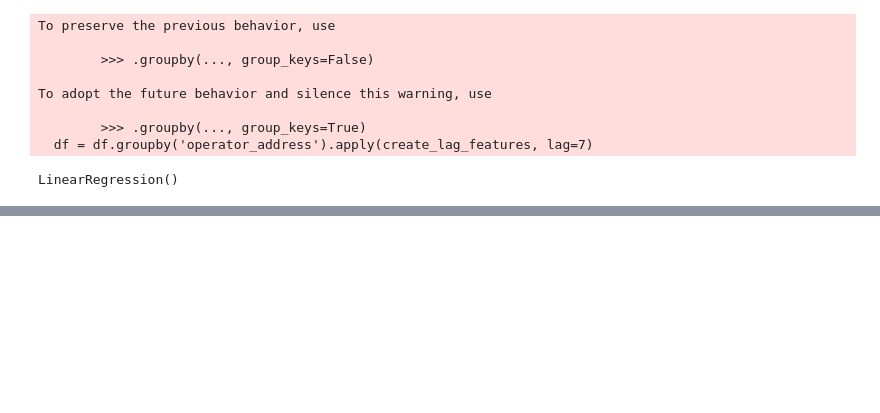
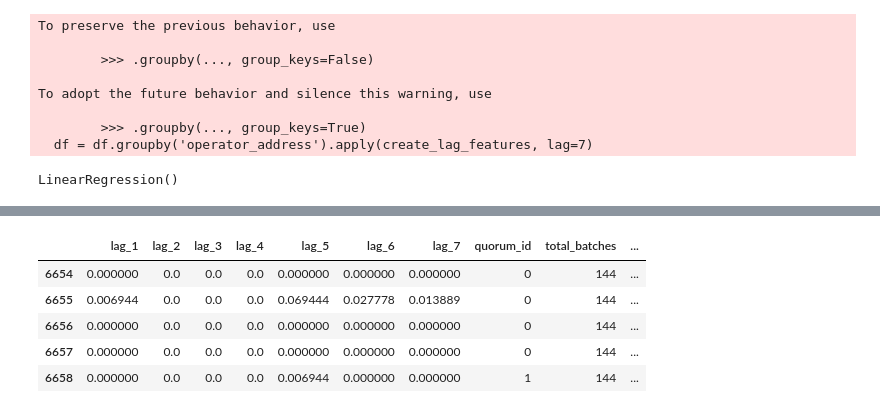
Before and after one commit to ashu0x/giza-thon, a Jupyter notebook: operator_agent/operator.ipynb, the cells around one changed output, grey strips where cells are left out. Saved outputs shown, nothing was run; the diff lists cells and outputs as text; code cells hidden in the pictures; blank space fills up the shorter version.

```diff
--- a/operator_agent/operator.ipynb
+++ b/operator_agent/operator.ipynb
@@ -59,6 +59,9 @@ df.head()
 | 2 | 0x01a7c2568693d65a367fde016b48c63... | 0x7e06688af02ac562ee27c843b7e688e... | 0.0000 | 1 | 144 | 0 | 1717934400 | ... |
 | 3 | 0x033bfb405e809a303df875a6e018f1a... | 0x2e2ee953aa3c2a499640270eaaf2ba1... | 0.0625 | 0 | 144 | 9 | 1717934400 | ... |
 | 5 | 0x047438c5ceaa6d47e8691b51f5b34c6... | 0xdbf03be4c90917ec42220446cee2b12... | 0.0000 | 1 | 144 | 0 | 1717934400 | ... |
+# %%
+# order by timestamp
+df = df.sort_values(by='timestamp')
 # %%
 import pandas as pd
 import numpy as np
@@ -82,12 +85,12 @@ df = df.dropna().reset_index(drop=True)
 
 # Define features and target
 # features = [col for col in df.columns if 'lag_' in col]
-features = ['lag_1', 'lag_2', 'lag_3', 'lag_4', 'lag_5', 'lag_6', 'lag_7', 'quorum_id', 'total_batches', 'total_unsigned_batches', 'timestamp']
+features = ['lag_1', 'lag_2', 'lag_3', 'lag_4', 'lag_5', 'lag_6', 'lag_7', 'quorum_id', 'total_batches', 'total_unsigned_batches', 'frequency', 'total_percentage']
 target = 'percentage'
 
 # Split the data into training and testing sets
-train_df = df[df['timestamp'] < 1717502400]
-test_df = df[df['timestamp'] >= 1717502400]
+train_df = df[df['timestamp'] < 1717588800]
+test_df = df[df['timestamp'] >= 1717588800]
 
 X_train = train_df[features]
 y_train = train_df[target]
@@ -126,0 +164,9 @@ ValueError: Found array with 0 sample(s) (shape=(0, 11)) while a minimum of 1 is
+# %%
+X_test.head()
+# %% [output]
+|  | lag_1 | lag_2 | lag_3 | lag_4 | lag_5 | lag_6 | lag_7 | quorum_id | total_batches | ... |
+| 6654 | 0.000000 | 0.0 | 0.0 | 0.0 | 0.000000 | 0.000000 | 0.000000 | 0 | 144 | ... |
+| 6655 | 0.006944 | 0.0 | 0.0 | 0.0 | 0.069444 | 0.027778 | 0.013889 | 0 | 144 | ... |
+| 6656 | 0.000000 | 0.0 | 0.0 | 0.0 | 0.000000 | 0.000000 | 0.000000 | 0 | 144 | ... |
+| 6657 | 0.000000 | 0.0 | 0.0 | 0.0 | 0.000000 | 0.000000 | 0.000000 | 0 | 144 | ... |
+| 6658 | 0.000000 | 0.0 | 0.0 | 0.0 | 0.006944 | 0.000000 | 0.000000 | 1 | 144 | ... |
```
Also changed, not shown: parts of 14 cells of this notebook, 2 other files.
